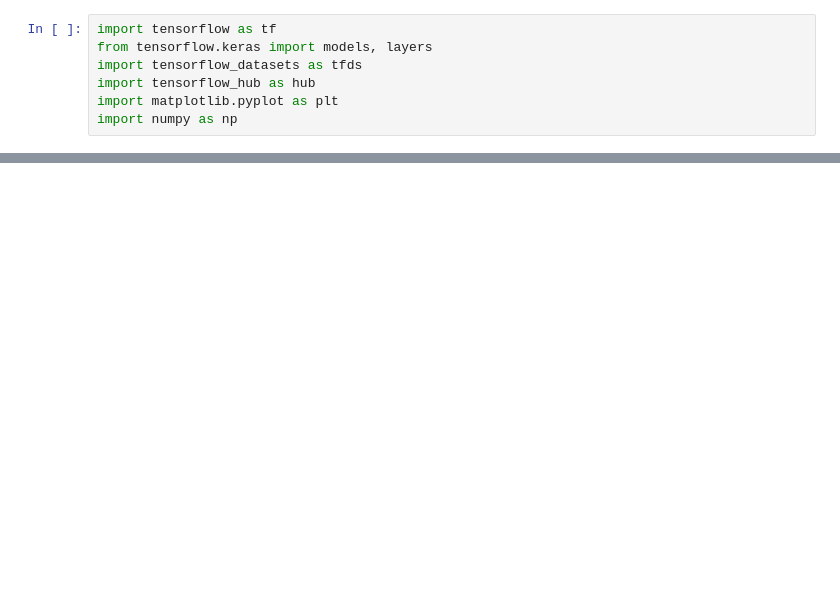
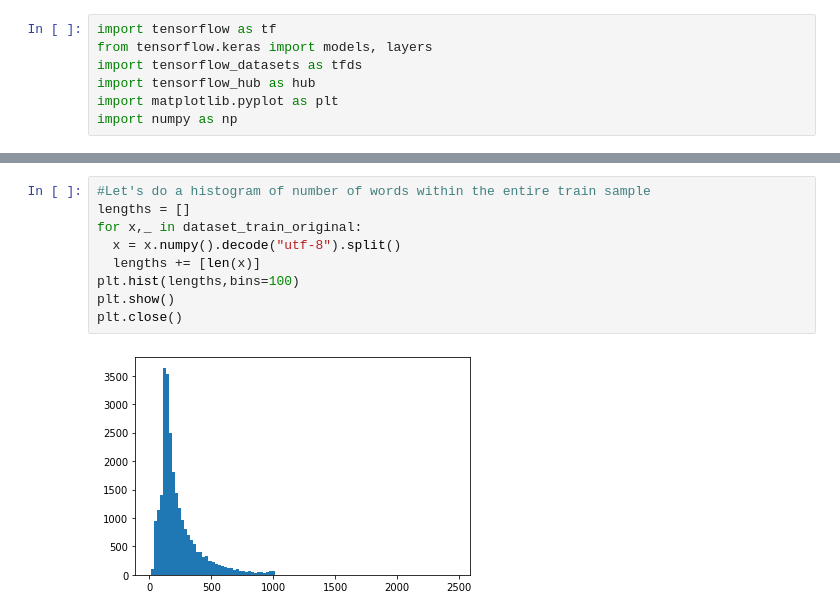
Before and after one commit to OnurKerimoglu/Colab_Notebooks, a Jupyter notebook: DSR_2_IMDB.ipynb, the cells around one changed output, grey strips where cells are left out. Saved outputs shown, nothing was run; the diff lists cells and outputs as text; blank space fills up the shorter version.

```diff
--- a/DSR_2_IMDB.ipynb
+++ b/DSR_2_IMDB.ipynb
@@ -40,0 +57,11 @@ tfds.core.DatasetInfo(
+# %%
+#Let's do a histogram of number of words within the entire train sample
+lengths = []
+for x,_ in dataset_train_original:
+  x = x.numpy().decode("utf-8").split()
+  lengths += [len(x)]
+plt.hist(lengths,bins=100)
+plt.show()
+plt.close()
+# %% [output]
+[figure, added]
```
Also changed, not shown: parts of 12 cells of this notebook.
